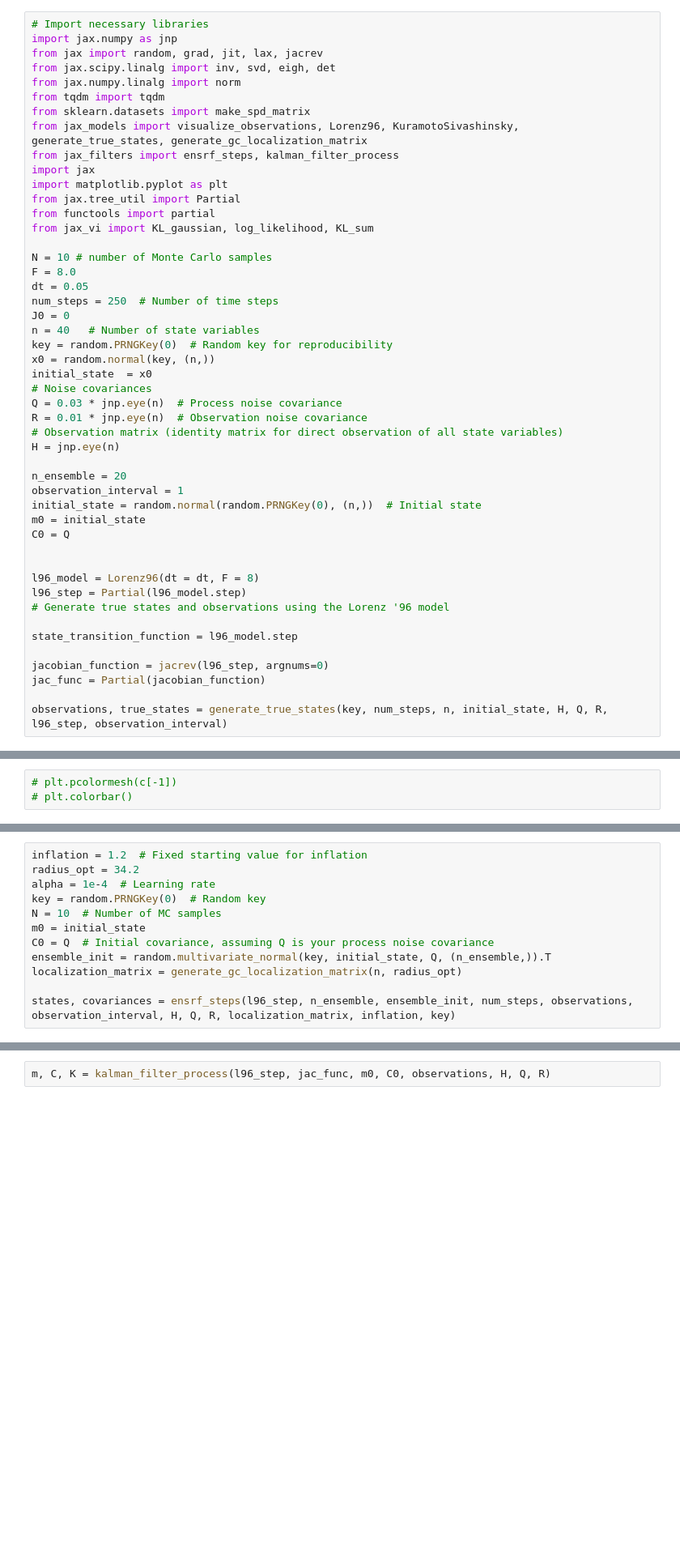
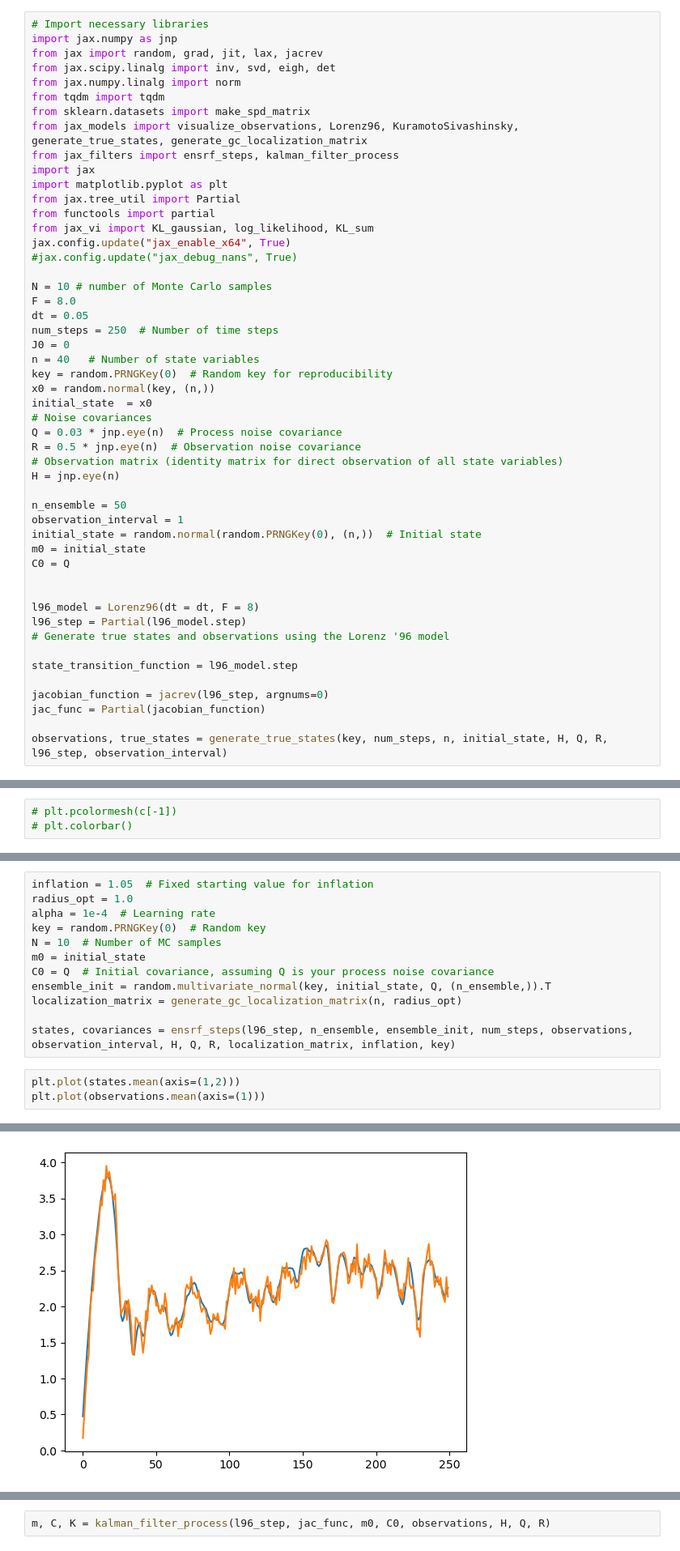
Before and after one commit to enochcluk/variational_filtering, a Jupyter notebook: learn_radius.ipynb, the cells around one changed output, grey strips where cells are left out. Shown at 81% size. Drawn from its saved outputs; the diff is of its cells as text; blank space fills up the shorter version.

```diff
--- a/learn_radius.ipynb
+++ b/learn_radius.ipynb
@@ -13,6 +13,8 @@ import matplotlib.pyplot as plt
 from jax.tree_util import Partial
 from functools import partial
 from jax_vi import KL_gaussian, log_likelihood, KL_sum
+jax.config.update("jax_enable_x64", True)
+#jax.config.update("jax_debug_nans", True)
 
 N = 10 # number of Monte Carlo samples
 F = 8.0
@@ -25,11 +27,11 @@ x0 = random.normal(key, (n,))
 initial_state  = x0
 # Noise covariances
 Q = 0.03 * jnp.eye(n)  # Process noise covariance
-R = 0.01 * jnp.eye(n)  # Observation noise covariance
+R = 0.5 * jnp.eye(n)  # Observation noise covariance
 # Observation matrix (identity matrix for direct observation of all state variables)
 H = jnp.eye(n)
 
-n_ensemble = 20
+n_ensemble = 50
 observation_interval = 1
 initial_state = random.normal(random.PRNGKey(0), (n,))  # Initial state
 m0 = initial_state
@@ -62,8 +69,8 @@ def var_cost(radius, inflation, model, ensemble_init, observations, H, Q, R, key
     cost = kl_sum - jnp.mean(jax.lax.map(inner_map, jnp.vstack(subkeys)))
     return cost
 # %%
-inflation = 1.2  # Fixed starting value for inflation
-radius_opt = 34.2
+inflation = 1.05  # Fixed starting value for inflation
+radius_opt = 1.0
 alpha = 1e-4  # Learning rate
 key = random.PRNGKey(0)  # Random key
 N = 10  # Number of MC samples
@@ -73,3 +80,7 @@ ensemble_init = random.multivariate_normal(key, initial_state, Q, (n_ensemble,))
 localization_matrix = generate_gc_localization_matrix(n, radius_opt)
 
 states, covariances = ensrf_steps(l96_step, n_ensemble, ensemble_init, num_steps, observations, observation_interval, H, Q, R, localization_matrix, inflation, key)
+# %%
+plt.plot(states.mean(axis=(1,2)))
+plt.plot(observations.mean(axis=(1)))
+# %% [output]
@@ -75,0 +88 @@ states, covariances = ensrf_steps(l96_step, n_ensemble, ensemble_init, num_steps
+[figure, added]
```
Also changed, not shown: parts of 12 cells of this notebook, 2 other files.
